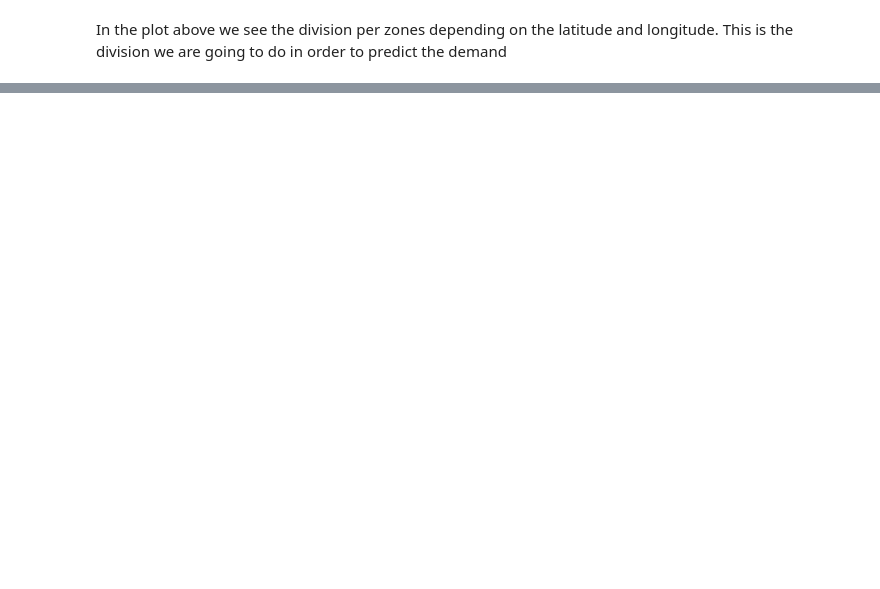
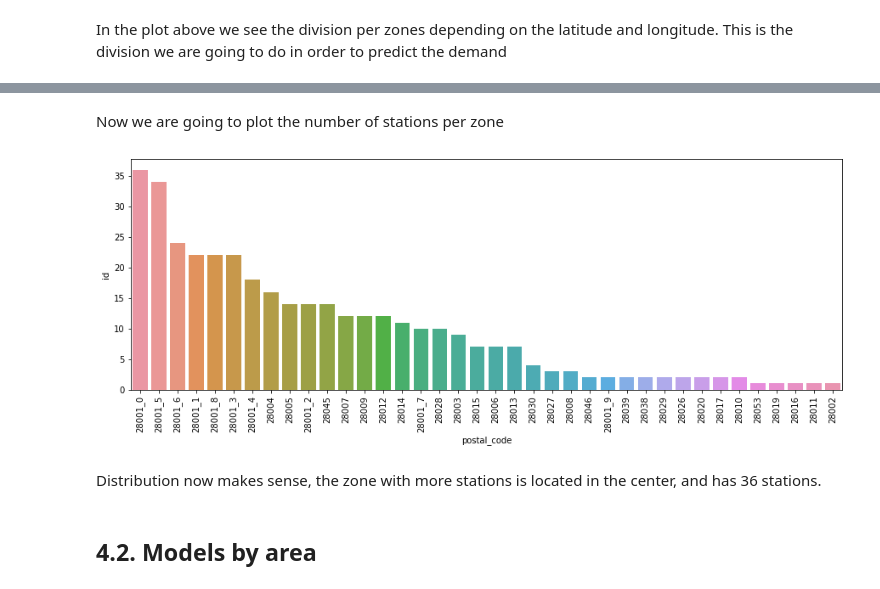
Before and after one commit to paulamartinm/bicimad_prevision_tfm, a Jupyter notebook: Notebooks/4. Models demand per zones.ipynb, the cells around one changed output, grey strips where cells are left out. Drawn from its saved outputs; the diff is of its cells as text; code cells hidden in the pictures; blank space fills up the shorter version.

```diff
--- a/Notebooks/4. Models demand per zones.ipynb
+++ b/Notebooks/4. Models demand per zones.ipynb
@@ -139,0 +183,7 @@ In the plot above we see the division per zones depending on the latitude and lo
+# %%
+stations_28001['longitude'] =stations_28001['longitude_x']
+stations_28001['latitude'] =stations_28001['latitude_x']
+stations_28001['postal_code'] = stations_28001['postal_code_y']
+stations_28001 = stations_28001.drop(['longitude_x'], axis=1)
+stations_28001 = stations_28001.drop(['latitude_x'], axis=1)
+stations_28001 = stations_28001.drop(['postal_code_y'], axis=1)
@@ -139,0 +208,4 @@ In the plot above we see the division per zones depending on the latitude and lo
+# %%
+stations = stations[stations['postal_code'] != 28001]
+stations = stations [['id','address', 'name', 'total_bases', 'longitude', 'latitude', 'postal_code']]
+stations
@@ -139,0 +226,4 @@ In the plot above we see the division per zones depending on the latitude and lo
+# %%
+#We append both dataframes to have all the information in one dataframe
+stations = stations.append(stations_28001)
+stations
@@ -139,0 +244,17 @@ In the plot above we see the division per zones depending on the latitude and lo
+# %% [markdown]
+Now we are going to plot the number of stations per zone
+# %%
+stations_per_postal = stations.groupby(['postal_code'])['id'].count()
+stations_per_postal = stations_per_postal.sort_values(ascending=False)
+stations_per_postal = stations_per_postal.reset_index()
+# %%
+fig = plt.figure(figsize=(15,5))
+
+sns.barplot(data=stations_per_postal, x='postal_code', y = 'id');
+plt.xticks(rotation=90);
+# %% [output]
+[figure, added]
+# %% [markdown]
+Distribution now makes sense, the zone with more stations is located in the center, and has 36 stations.
+# %% [markdown]
+## 4.2. Models by area
```
Also changed, not shown: parts of 78 cells of this notebook.
